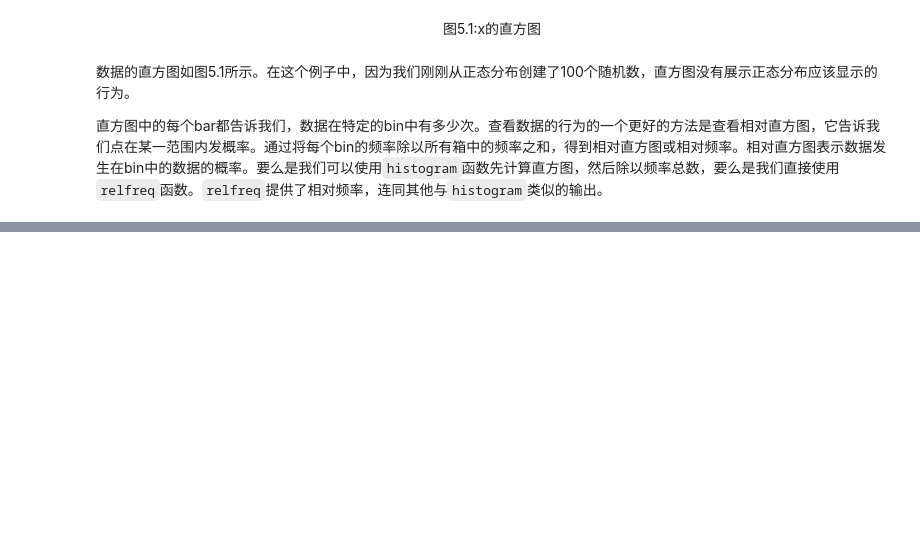
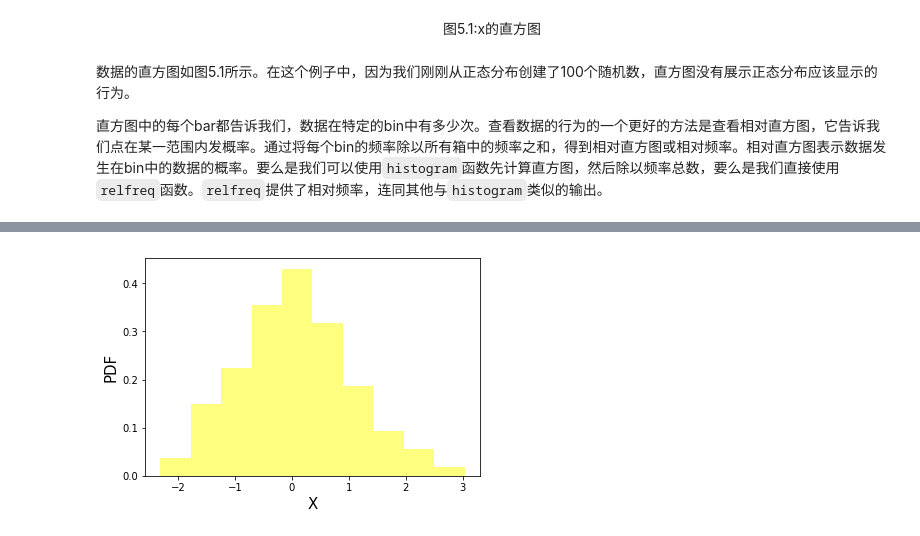
Before and after one commit to livingworld/Python-in-Hydrology, a Jupyter notebook: 05.01-Statistics.ipynb, the cells around one changed output, grey strips where cells are left out. Drawn from its saved outputs; the diff is of its cells as text; code cells hidden in the pictures; blank space fills up the shorter version.

```diff
--- a/05.01-Statistics.ipynb
+++ b/05.01-Statistics.ipynb
@@ -49,0 +56,7 @@ plt.show()
+# %%
+n, bins, patches = plt.hist(x, 10, normed=1, facecolor='yellow', alpha=0.5)
+plt.xlabel('X', fontsize=15)
+plt.ylabel('PDF', fontsize=15)
+plt.show()
+# %% [output]
+[figure, added]
```
Also changed, not shown: parts of 13 cells of this notebook.
